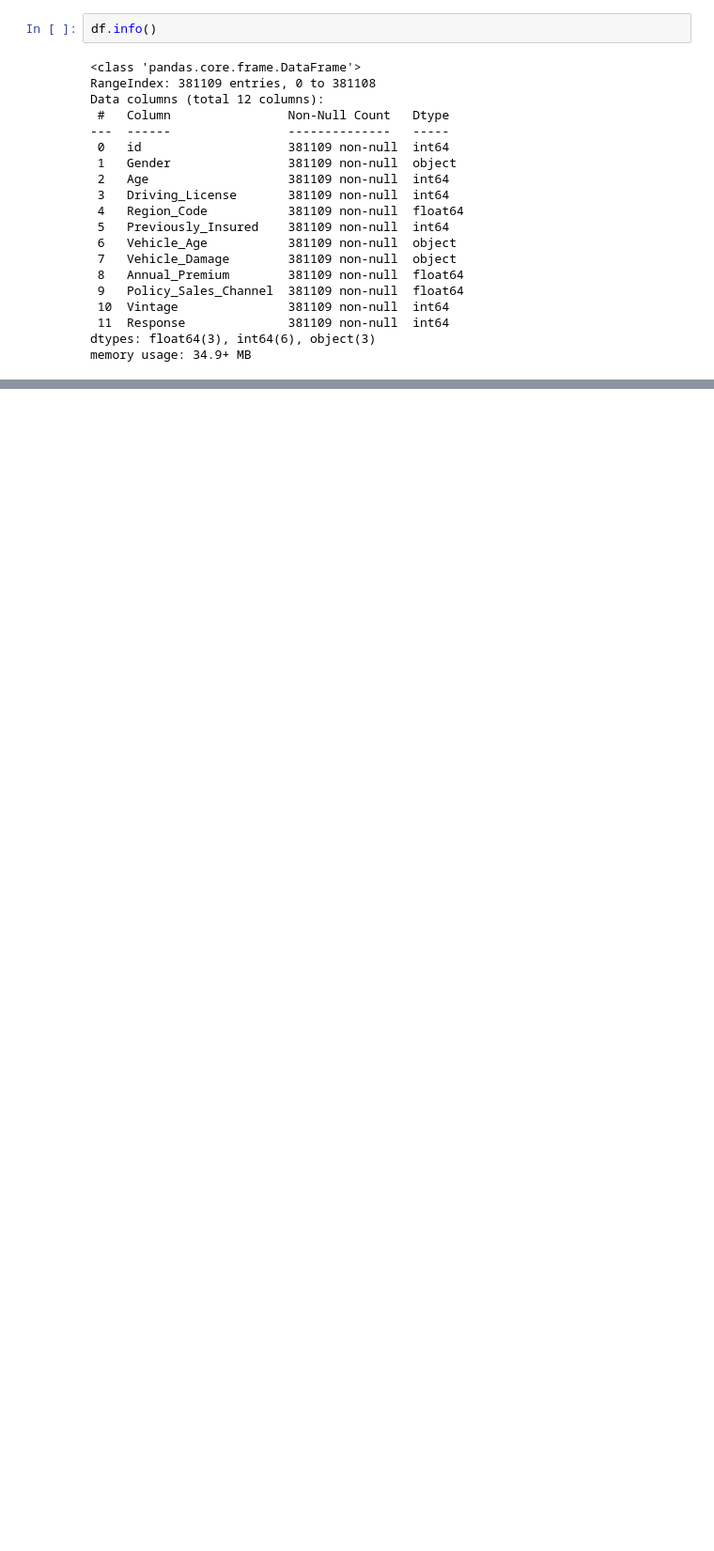
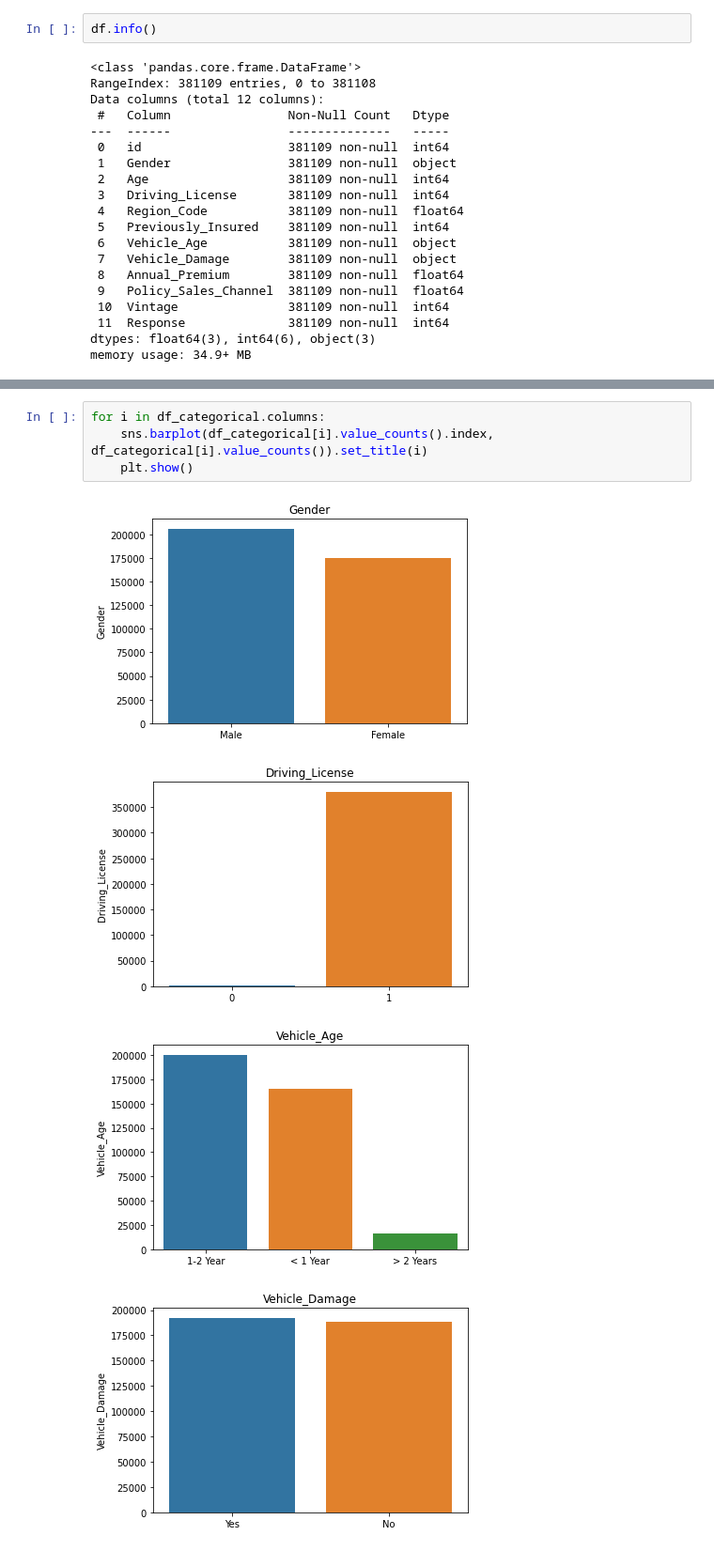
Before and after one commit to sky309/HEALTH-INSURANCE-CROSS-SELL-PREDICTION, a Jupyter notebook: {HEALTH_INSURANCE_CROSS_SELL_PREDICTION_Sarvesh_Kumar_Yadav}.ipynb, the cells around one changed output, grey strips where cells are left out. Shown: that part at 94% size. Cells and saved outputs as stored; diff of their text form; blank space fills up the shorter version.

```diff
--- a/{HEALTH_INSURANCE_CROSS_SELL_PREDICTION_Sarvesh_Kumar_Yadav}.ipynb
+++ b/{HEALTH_INSURANCE_CROSS_SELL_PREDICTION_Sarvesh_Kumar_Yadav}.ipynb
@@ -111,0 +206,9 @@ memory usage: 34.9+ MB
+# %%
+for i in df_categorical.columns:
+    sns.barplot(df_categorical[i].value_counts().index, df_categorical[i].value_counts()).set_title(i)
+    plt.show()
+# %% [output]
+[figure, added]
+[figure, added]
+[figure, added]
+[figure, added]
```
Also changed, not shown: parts of 19 cells of this notebook.
